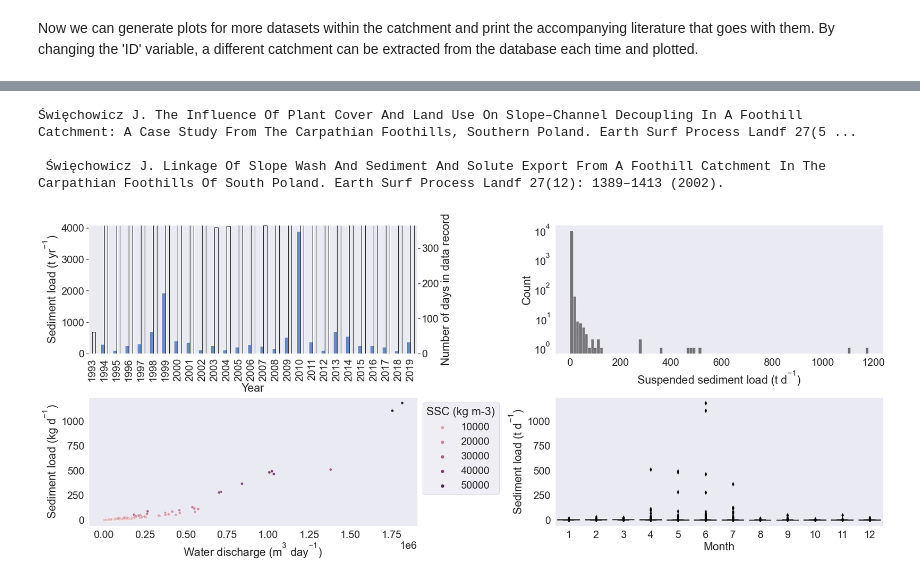
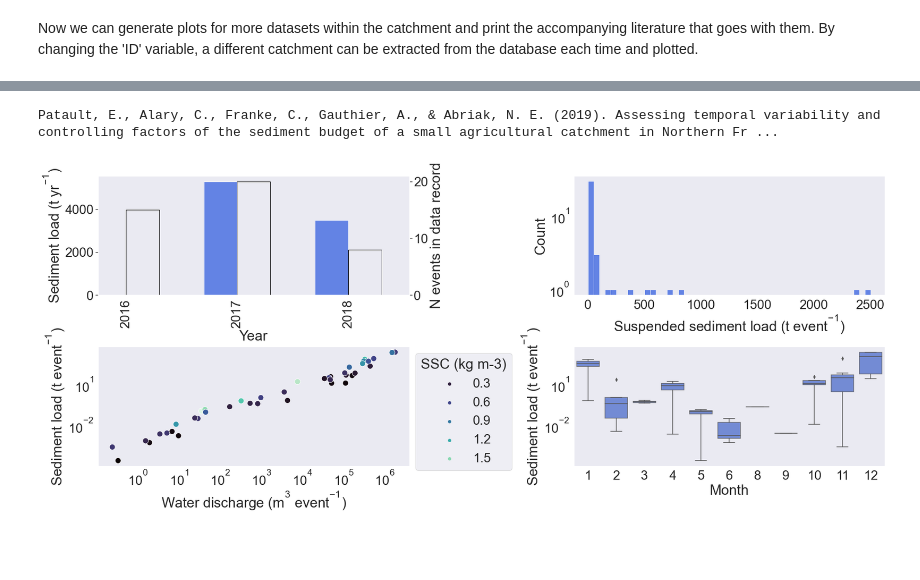
Before and after one commit to matfran/EUSEDcollab, a Jupyter notebook: Analyse_EUSEDcollab.ipynb, the cells around one changed output, grey strips where cells are left out. Saved outputs shown, nothing was run; the diff lists cells and outputs as text; code cells hidden in the pictures; blank space fills up the shorter version.

```diff
--- a/Analyse_EUSEDcollab.ipynb
+++ b/Analyse_EUSEDcollab.ipynb
@@ -415,6 +28,6 @@ After defining some functions we can move on to reading the database and doing s
 # %%
 #define the local path to the EUSEDcollab directory
-dir_ = os.getcwd()
+dir_ = os.path.join(os.getcwd(), 'EUSEDcollab_data_repository')
 #define the sub-directory with the SSL
 sed_dir = os.path.join(dir_, 'Q_SSL')
 #define the name of the ALL_METADATA file. This is the csv file with the compilation
@@ -728,16 +323,14 @@ Li, T.
 # %%
-ID = 20
+ID = 10
 key = f'ID_{ID}'
 ts = all_catchments_ts[key]
 print(str(md_all[md_all['Catchment ID'] == ID]['Relevant references with full details'].values[0]).replace(';', '\n \n'))
 data_format = str(md_all[md_all['Catchment ID'] == ID]['Data type'].values[0])
 name = str(md_all[md_all['Catchment ID'] == ID]['Catchment name'].values[0])
 generate_catchment_plots(ts, data_format = data_format)
 # %% [output]
-Święchowicz J. The Influence Of Plant Cover And Land Use On Slope–Channel Decoupling In A Foothill Catchment: A Case Study From The Carpathian Foothills, Southern Poland. Earth Surf Process Landf 27(5 ...
-
- Święchowicz J. Linkage Of Slope Wash And Sediment And Solute Export From A Foothill Catchment In The Carpathian Foothills Of South Poland. Earth Surf Process Landf 27(12): 1389–1413 (2002).
+Patault, E., Alary, C., Franke, C., Gauthier, A., & Abriak, N. E. (2019). Assessing temporal variability and controlling factors of the sediment budget of a small agricultural catchment in Northern Fr ...
-[figure, old version]
+[figure, new version]
 # %%
 ID = 32
 key = f'ID_{ID}'
```
Also changed, not shown: parts of 18 cells of this notebook, 1 other file.
